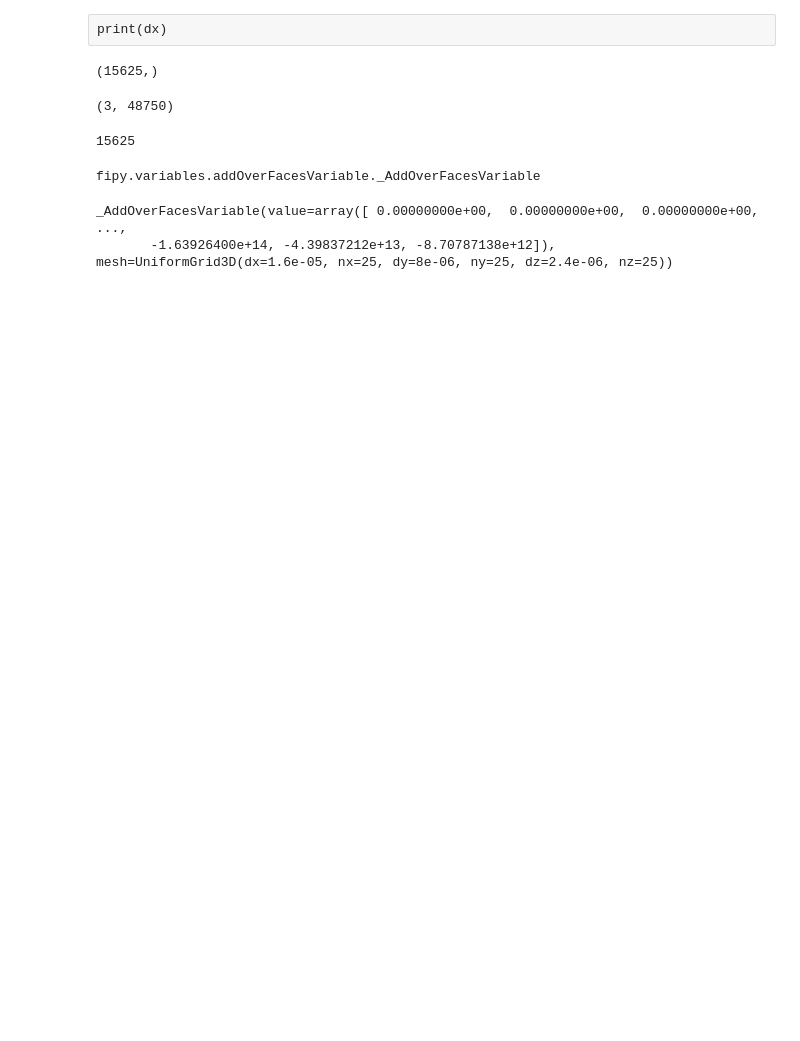
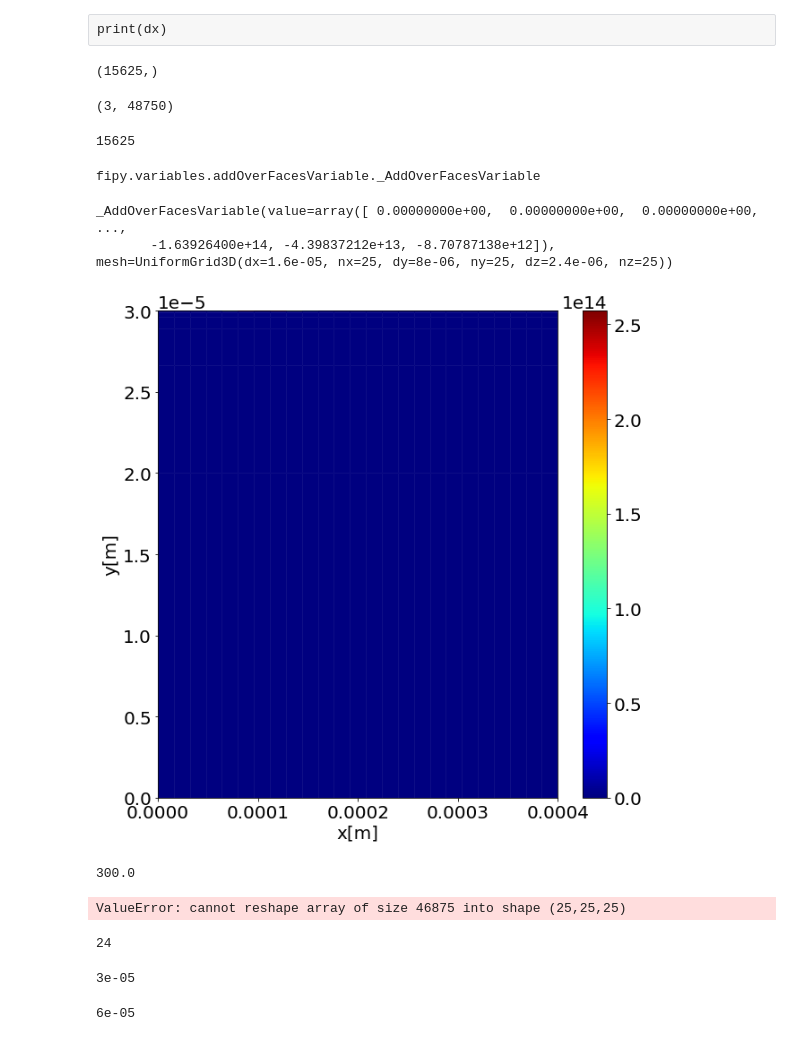
Before and after one commit to snilsn/SLM-finite-volumes, a Jupyter notebook: 3d heat convection.ipynb, the cells around one changed output. Drawn from its saved outputs; the diff is of its cells as text; code cells hidden in the pictures; blank space fills up the shorter version.

```diff
--- a/3d heat convection.ipynb
+++ b/3d heat convection.ipynb
@@ -388,3 +395,28 @@ fipy.variables.addOverFacesVariable._AddOverFacesVariable
 # %% [output]
 _AddOverFacesVariable(value=array([ 0.00000000e+00,  0.00000000e+00,  0.00000000e+00, ...,
        -1.63926400e+14, -4.39837212e+13, -8.70787138e+12]), mesh=UniformGrid3D(dx=1.6e-05, nx=25, dy=8e-06, ny=25, dz=2.4e-06, nz=25))
+# %%
+plotting_utils.plot_2d_xz(source_term, 13)
+# %% [output]
+[figure, added]
+# %%
+np.array(temperature).max()
+# %% [output]
+300.0
+# %%
+test = CellVariable(mesh = mesh, value = numerix.linspace(0, 1, len(numerix.array(mesh.cellCenters))))
+plotting_utils.plot_2d_xz(test, 13)
+# %% [output]
+ValueError: cannot reshape array of size 46875 into shape (25,25,25)
+# %%
+N
+# %% [output]
+24
+# %%
+layer_thickness
+# %% [output]
+3e-05
+# %%
+L_z
+# %% [output]
+6e-05
```
Also changed, not shown: parts of 16 cells of this notebook, 2 other files.
